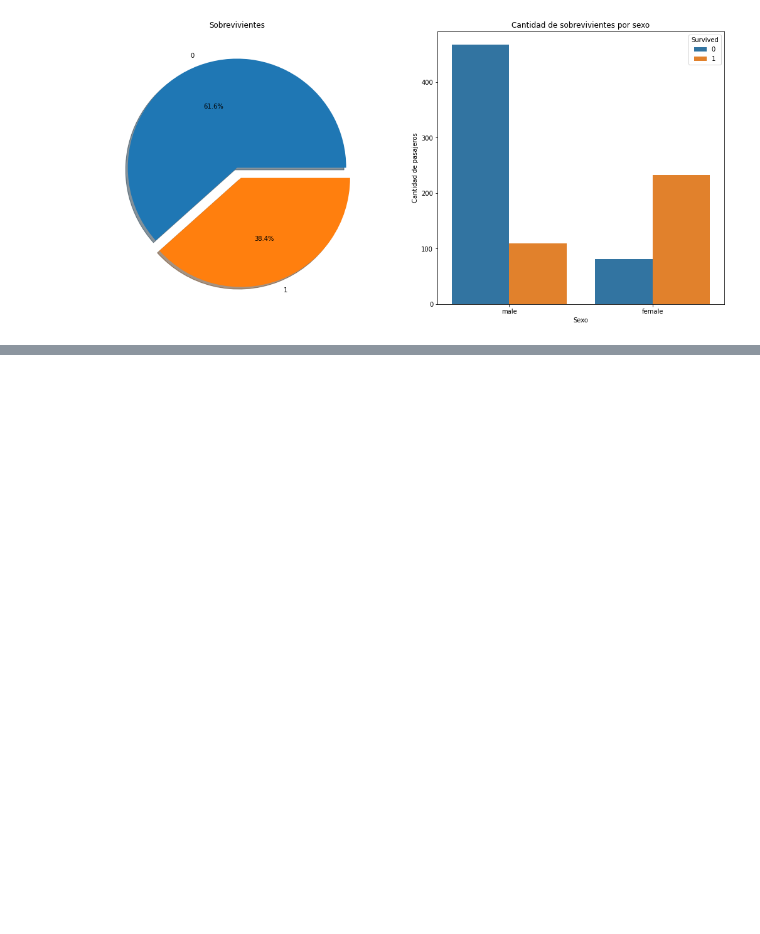
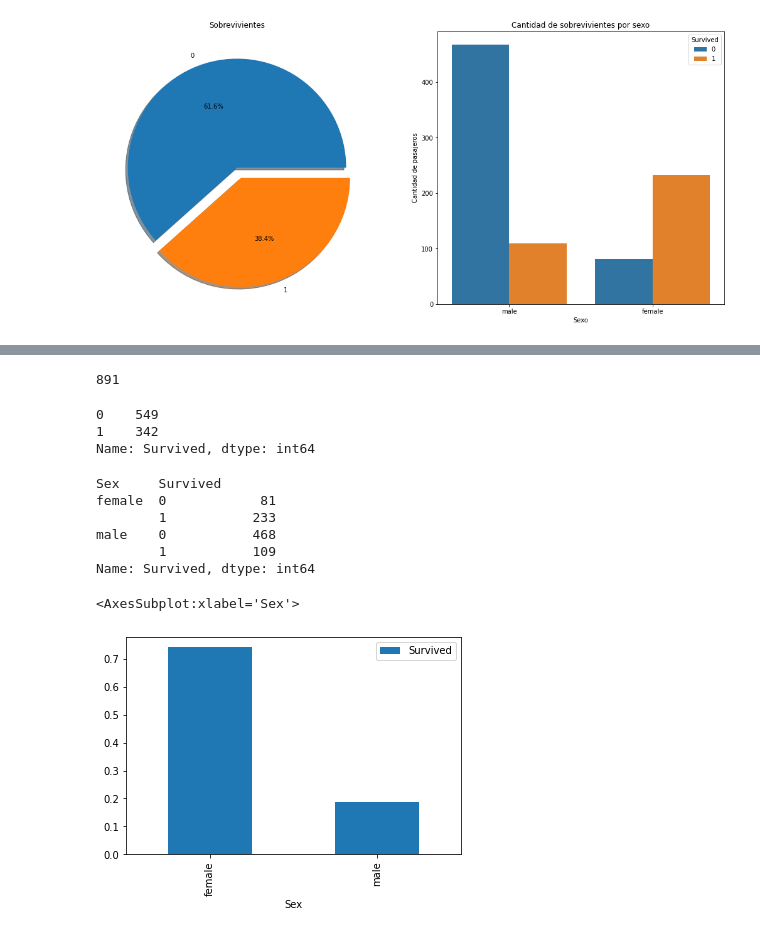
Before and after one commit to albaniamusabeli/Machine-Learning-Titanic, a Jupyter notebook: py-titanic.ipynb, the cells around one changed output, grey strips where cells are left out. Saved outputs shown, nothing was run; the diff lists cells and outputs as text; code cells hidden in the pictures; blank space fills up the shorter version.

Commit message:
Agregar analisis de caracteristicas
Variable sexo
Variable clase del pasajero

```diff
--- a/py-titanic.ipynb
+++ b/py-titanic.ipynb
@@ -80,0 +105,37 @@ Text(0.5, 0, 'Sexo')
+# %%
+# Contar la cantidad total de Pasajeros: contando el ID
+data['PassengerId'].count()
+# %% [output]
+891
+# %%
+# Contar cuantas personas sobrevivieron de sexo masculino y femenino
+# 0 = fallecidos
+# 1 = sobrevivientes
+data['Survived'].value_counts()
+# %% [output]
+0    549
+1    342
+Name: Survived, dtype: int64
+# %%
+# agrupar según sexo y supervivencia
+data.groupby(['Sex','Survived'])['Survived'].count()
+# %% [output]
+Sex     Survived
+female  0            81
+        1           233
+male    0           468
+        1           109
+Name: Survived, dtype: int64
+# %%
+#Gráfico con el promedio de mujeres y hombres que sobrevivieron
+
+# mean = el promedio
+# plot = el grafico
+# bar = de barras
+data[['Sex','Survived']].groupby(['Sex']).mean().plot.bar()
+
+# Según el gráfico, más del 70% de las mujeres (tasa de supervivencia),
+# sobrevivieron y solo cerca un 20% de los hombres sobrevivieron
+# %% [output]
+<AxesSubplot:xlabel='Sex'>
+[figure, added]
```
Also changed, not shown: parts of 5 cells of this notebook, 1 other file.
